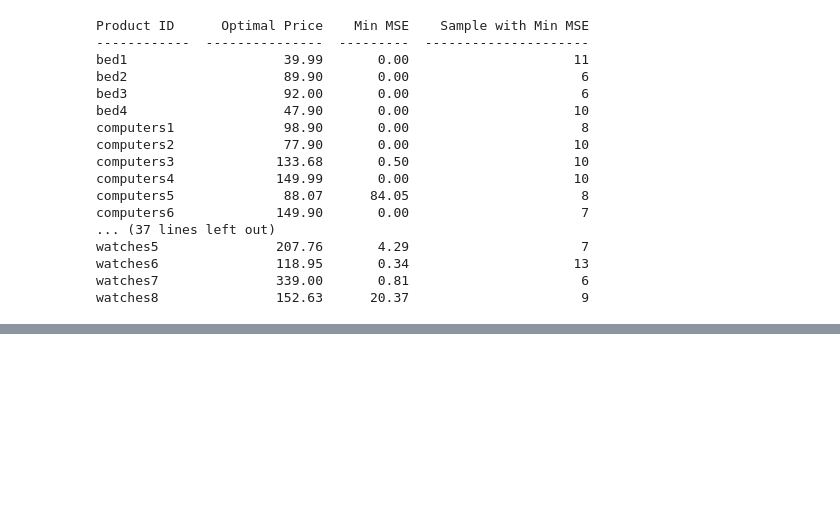
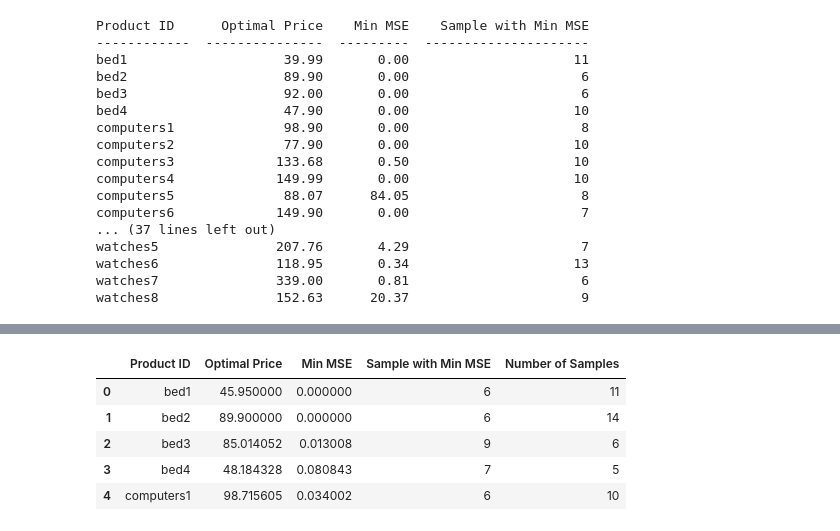
Before and after one commit to Samanaan/Project04_Machine_Learning, a Jupyter notebook: ML_SK_XGBoost_JS_edited.ipynb, the cells around one changed output, grey strips where cells are left out. Cells and saved outputs as stored; diff of their text form; code cells hidden in the pictures; blank space fills up the shorter version.

Commit message:
modified ML notebook and output folder

```diff
--- a/ML_SK_JS_edited.ipynb
+++ b/ML_SK_XGBoost_JS_edited.ipynb
@@ -513,0 +516,6 @@ optimal_table_df.to_csv("Output/XGB_optimal_prices.csv", index=False)
+# %%
+sw_pred_df = pd.read_csv("Output/SW_predicted_prices_mse.csv")
+sw_op_df = pd.read_csv("Output/SW_optimal_prices.csv")
+# %%
+no_sample_per_id = sw_pred_df.groupby(by=["Product ID"])["Sample"].count()
+no_sample_per_id
@@ -513,0 +540,10 @@ optimal_table_df.to_csv("Output/XGB_optimal_prices.csv", index=False)
+# %%
+sw_op_df["Number of Samples"] = list(no_sample_per_id)
+sw_op_df.head()
+# %% [output]
+|  | Product ID | Optimal Price | Min MSE | Sample with Min MSE | Number of Samples |
+| 0 | bed1 | 45.950000 | 0.000000 | 6 | 11 |
+| 1 | bed2 | 89.900000 | 0.000000 | 6 | 14 |
+| 2 | bed3 | 85.014052 | 0.013008 | 9 | 6 |
+| 3 | bed4 | 48.184328 | 0.080843 | 7 | 5 |
+| 4 | computers1 | 98.715605 | 0.034002 | 6 | 10 |
```
Also changed, not shown: parts of 11 cells of this notebook, 8 other files.
